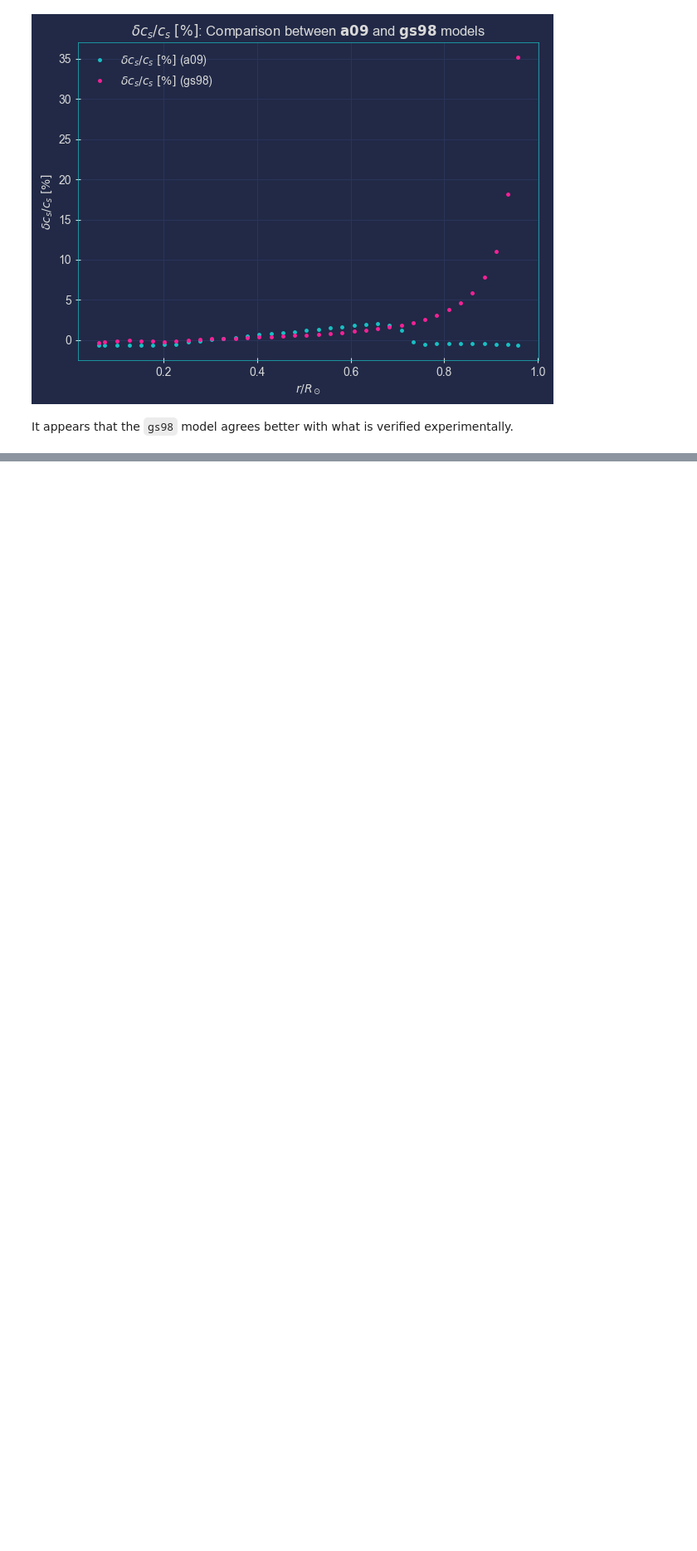
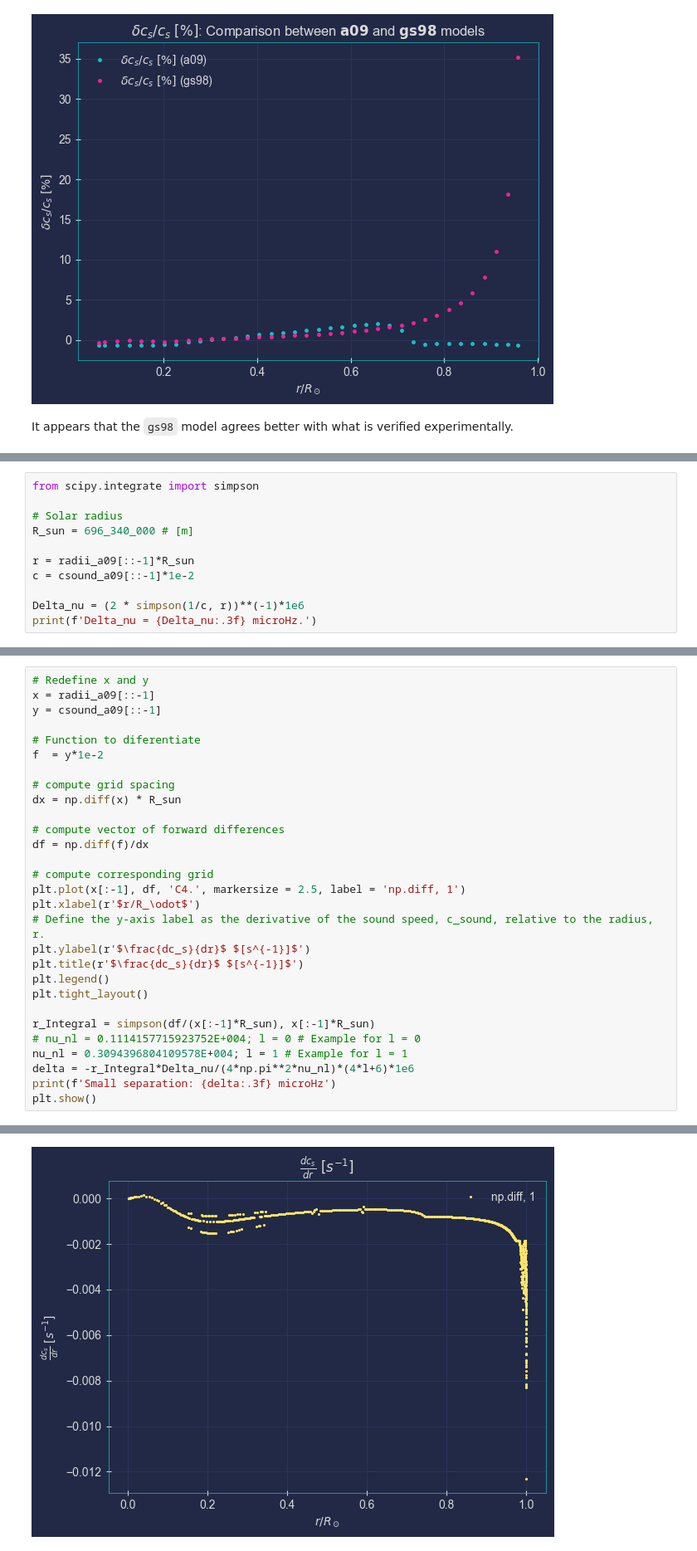
Before and after one commit to kaiuki2000/Helioseismology_Project, a Jupyter notebook: Part1/csound.ipynb, the cells around one changed output, grey strips where cells are left out. Shown at 83% size. Cells and saved outputs as stored; diff of their text form; blank space fills up the shorter version.

```diff
--- a/Part1/csound.ipynb
+++ b/Part1/csound.ipynb
@@ -167,0 +150,11 @@ plt.show()
+# %%
+from scipy.integrate import simpson
+
+# Solar radius
+R_sun = 696_340_000 # [m]
+
+r = radii_a09[::-1]*R_sun
+c = csound_a09[::-1]*1e-2
+
+Delta_nu = (2 * simpson(1/c, r))**(-1)*1e6
+print(f'Delta_nu = {Delta_nu:.3f} microHz.')
@@ -167,0 +163,30 @@ plt.show()
+# %%
+# Redefine x and y
+x = radii_a09[::-1]
+y = csound_a09[::-1]
+
+# Function to diferentiate
+f  = y*1e-2
+
+# compute grid spacing
+dx = np.diff(x) * R_sun
+
+# compute vector of forward differences
+df = np.diff(f)/dx
+
+# compute corresponding grid
+plt.plot(x[:-1], df, 'C4.', markersize = 2.5, label = 'np.diff, 1')
+plt.xlabel(r'$r/R_\odot$')
+# Define the y-axis label as the derivative of the sound speed, c_sound, relative to the radius, r.
+plt.ylabel(r'$\frac{dc_s}{dr}$ $[s^{-1}]$')
+plt.title(r'$\frac{dc_s}{dr}$ $[s^{-1}]$')
+plt.legend()
+plt.tight_layout()
+
+r_Integral = simpson(df/(x[:-1]*R_sun), x[:-1]*R_sun)
+# nu_nl = 0.1114157715923752E+004; l = 0 # Example for l = 0
+nu_nl = 0.3094396804109578E+004; l = 1 # Example for l = 1
+delta = -r_Integral*Delta_nu/(4*np.pi**2*nu_nl)*(4*l+6)*1e6
+print(f'Small separation: {delta:.3f} microHz')
+plt.show()
+# %% [output]
@@ -167,0 +194 @@ plt.show()
+[figure, added]
```
Also changed, not shown: parts of 4 cells of this notebook, 13 other files.
